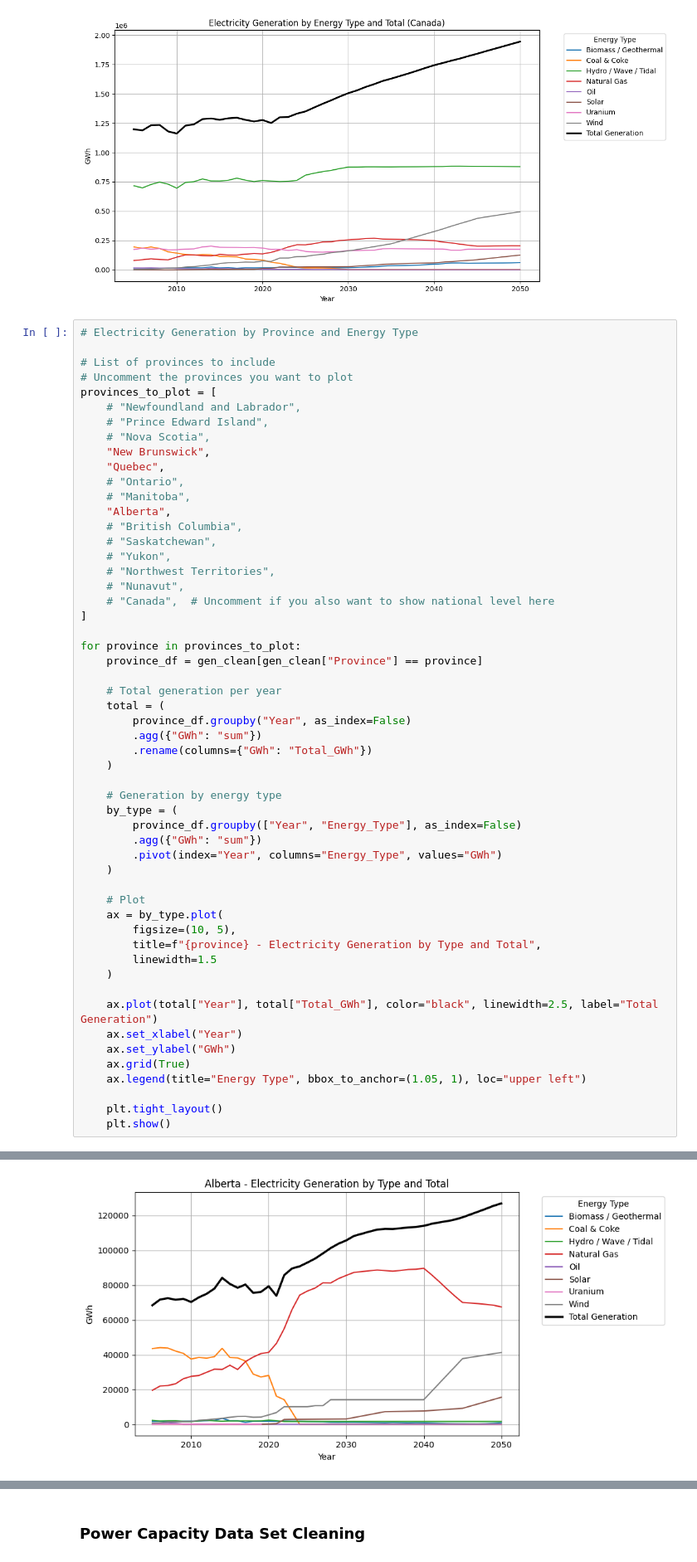
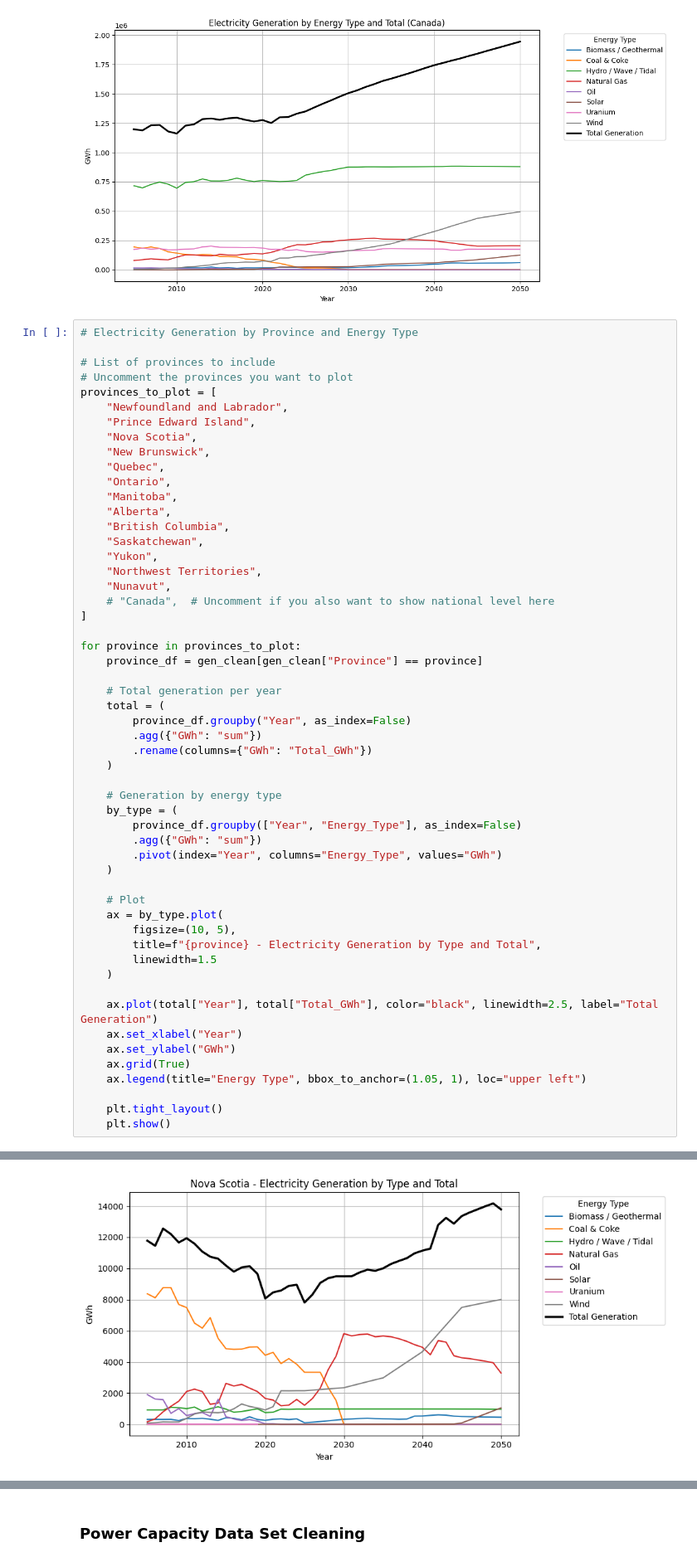
Before and after one commit to wross9959/Canada_Energy_Project, a Jupyter notebook: notebooks/energy_analysis.ipynb, the cells around one changed output, grey strips where cells are left out. Shown at 83% size. Drawn from its saved outputs; the diff is of its cells as text.

```diff
--- a/notebooks/energy_analysis.ipynb
+++ b/notebooks/energy_analysis.ipynb
@@ -153,19 +155,19 @@ plt.show()
 # List of provinces to include
 # Uncomment the provinces you want to plot
 provinces_to_plot = [
-    # "Newfoundland and Labrador",
-    # "Prince Edward Island",
-    # "Nova Scotia",
+    "Newfoundland and Labrador",
+    "Prince Edward Island",
+    "Nova Scotia",
     "New Brunswick",
     "Quebec",
-    # "Ontario",
-    # "Manitoba",
+    "Ontario",
+    "Manitoba",
     "Alberta",
-    # "British Columbia",
-    # "Saskatchewan",
-    # "Yukon",
-    # "Northwest Territories",
-    # "Nunavut",
+    "British Columbia",
+    "Saskatchewan",
+    "Yukon",
+    "Northwest Territories",
+    "Nunavut",
     # "Canada",  # Uncomment if you also want to show national level here
 ]
 
@@ -207 +209 @@ for province in provinces_to_plot:
-[figure, old version]
+[figure, new version]
```
Also changed, not shown: parts of 12 cells of this notebook, 1 other file.
